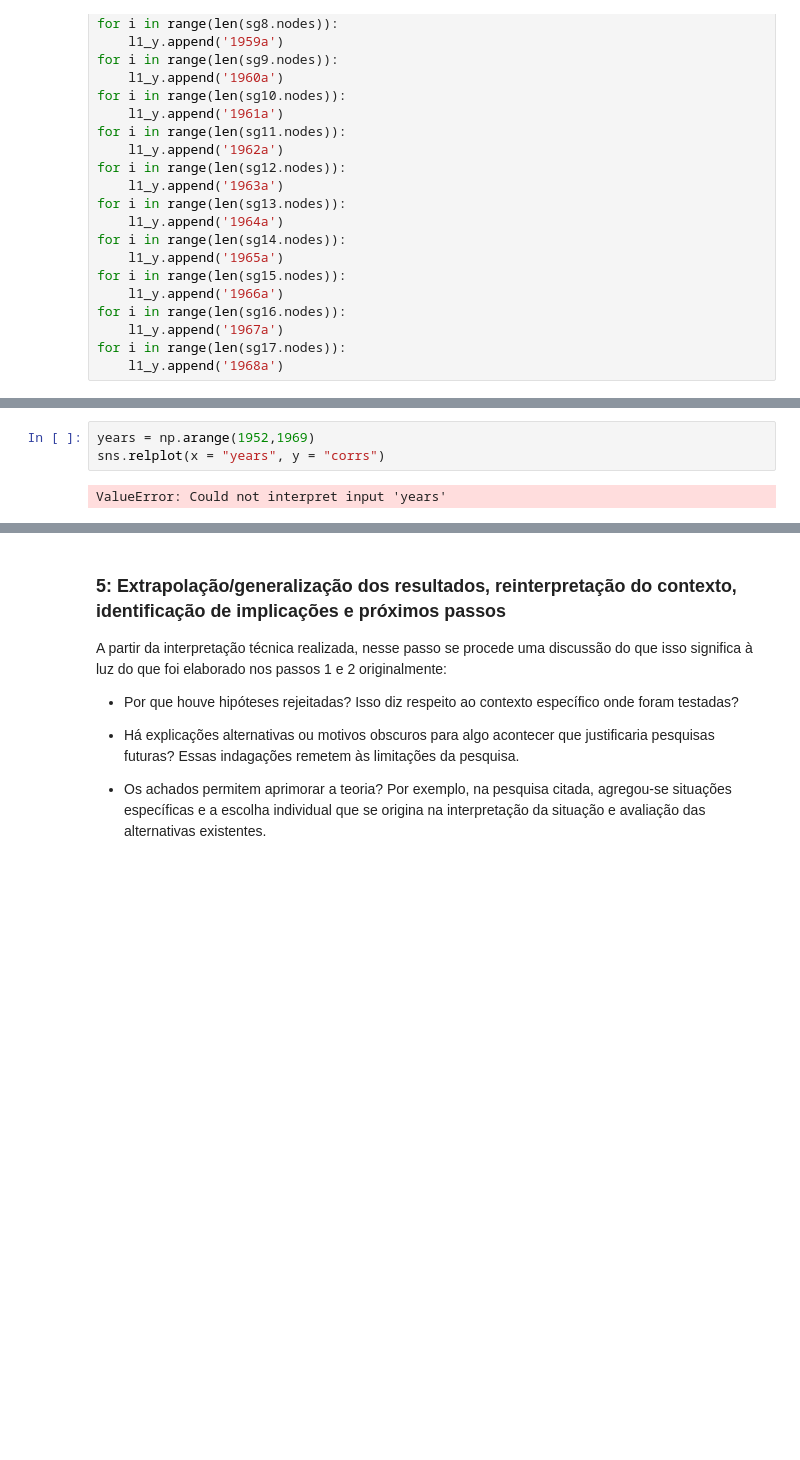
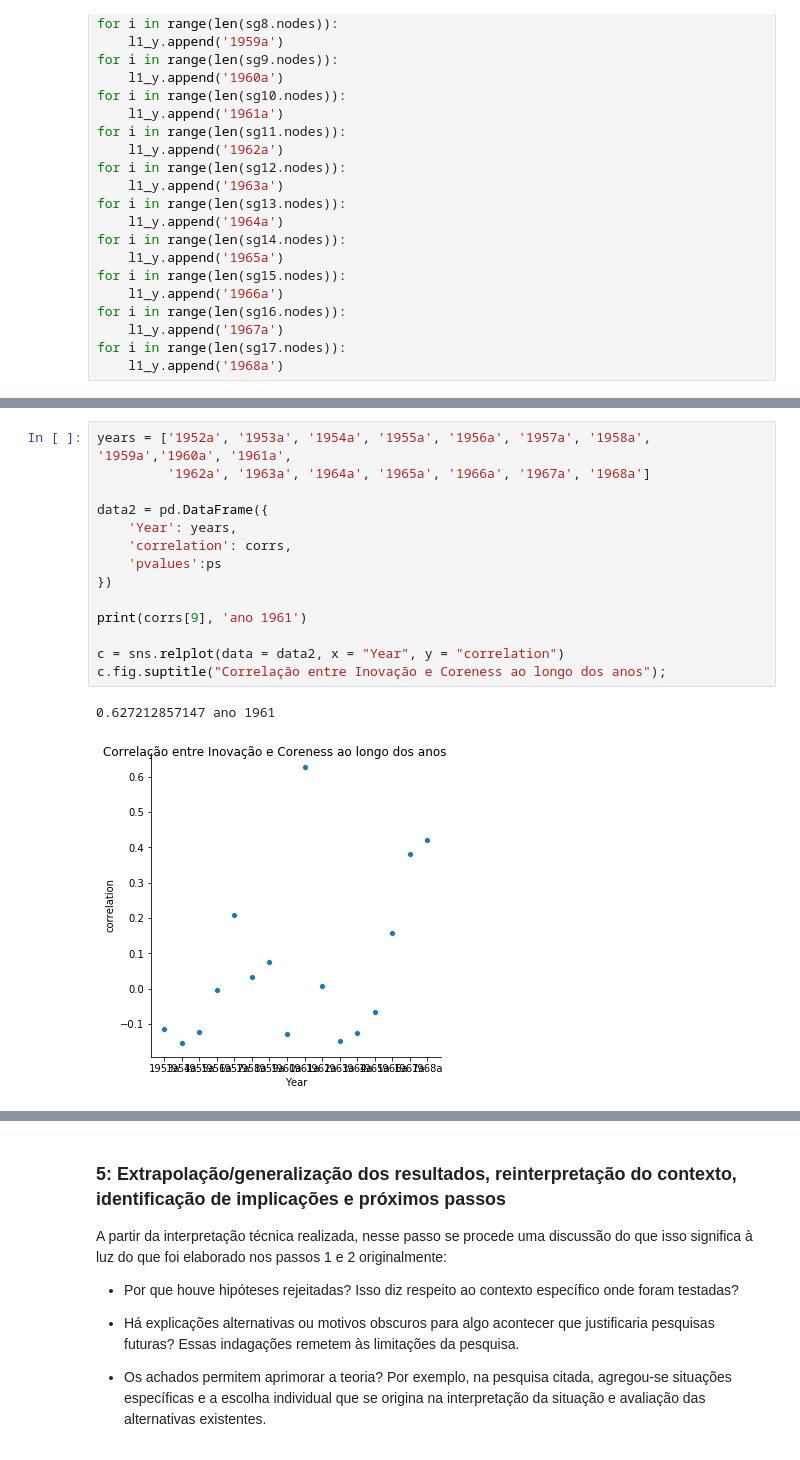
Before and after one commit to BrunaKimura/redes_proj1, a Jupyter notebook: materialelisa.ipynb, the cells around one changed output, grey strips where cells are left out. Cells and saved outputs as stored; diff of their text form; blank space fills up the shorter version.

```diff
--- a/materialelisa.ipynb
+++ b/materialelisa.ipynb
@@ -360,5 +364,17 @@ True
-# %%
-years = np.arange(1952,1969)
-sns.relplot(x = "years", y = "corrs")
-# %% [output]
-ValueError: Could not interpret input 'years'
+# %%
+years = ['1952a', '1953a', '1954a', '1955a', '1956a', '1957a', '1958a', '1959a','1960a', '1961a',
+         '1962a', '1963a', '1964a', '1965a', '1966a', '1967a', '1968a']
+
+data2 = pd.DataFrame({
+    'Year': years,
+    'correlation': corrs,
+    'pvalues':ps
+})
+
+print(corrs[9], 'ano 1961')
+
+c = sns.relplot(data = data2, x = "Year", y = "correlation")
+c.fig.suptitle("Correlação entre Inovação e Coreness ao longo dos anos");
+# %% [output]
+0.627212857147 ano 1961
+[figure, added]
```
Also changed, not shown: parts of 8 cells of this notebook.
